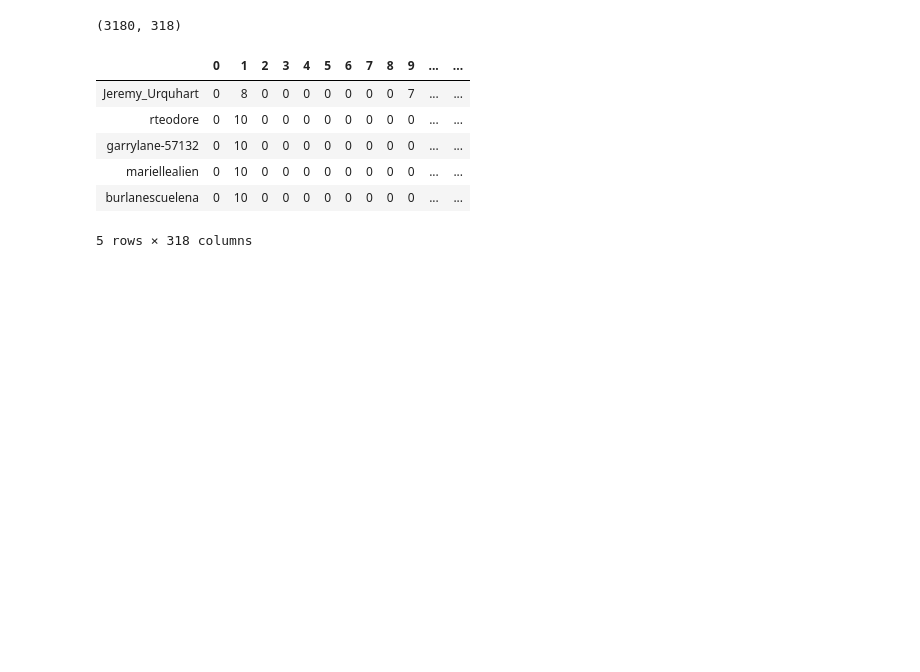
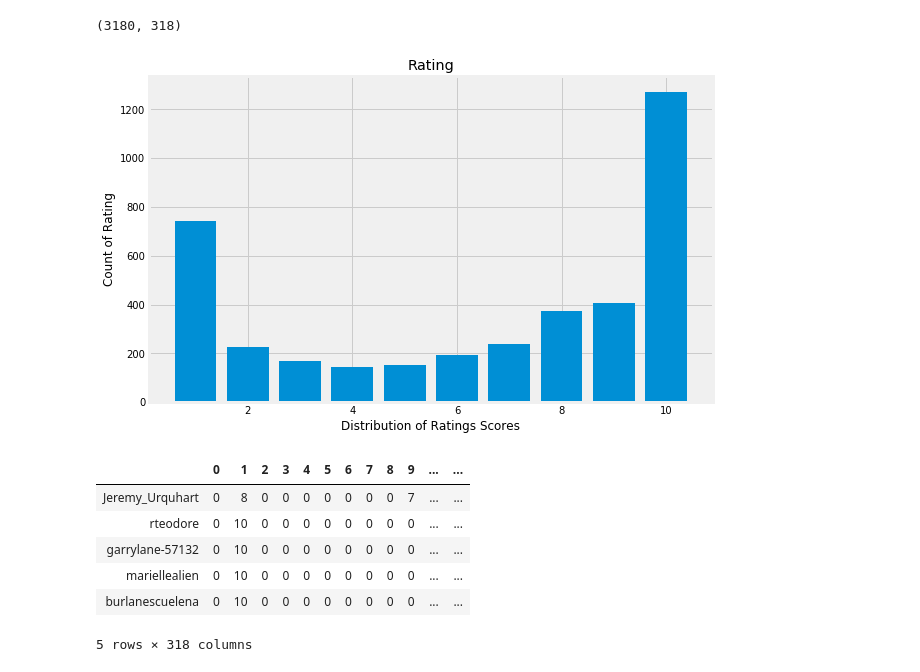
Before and after one commit to isaac-campbell-smith/Comedy_of_Errors, a Jupyter notebook: EDA.ipynb, the cells around one changed output. Drawn from its saved outputs; the diff is of its cells as text; code cells hidden in the pictures; blank space fills up the shorter version.

```diff
--- a/EDA.ipynb
+++ b/EDA.ipynb
@@ -25,6 +25,17 @@ specials.head()
 reviews.shape
 # %% [output]
 (3180, 318)
+# %%
+scores = np.unique(reviews[reviews > 0].values.flatten(), return_counts=True)
+fig, ax = plt.subplots(figsize=(9, 6))
+
+ax.bar(scores[0][:10], scores[1][:10])
+ax.set_xlabel('Distribution of Ratings Scores')
+ax.set_ylabel('Count of Rating')
+ax.set_title('Rating')
+plt.savefig('figs/ratings_distribution.png')
+# %% [output]
+[figure, added]
 # %%
 # Some of these are talkshow monologues and excerpts
 # We can refer to this column to roughly seperate full specials from these transcriptions
```
Also changed, not shown: parts of 6 cells of this notebook, 26 other files.
